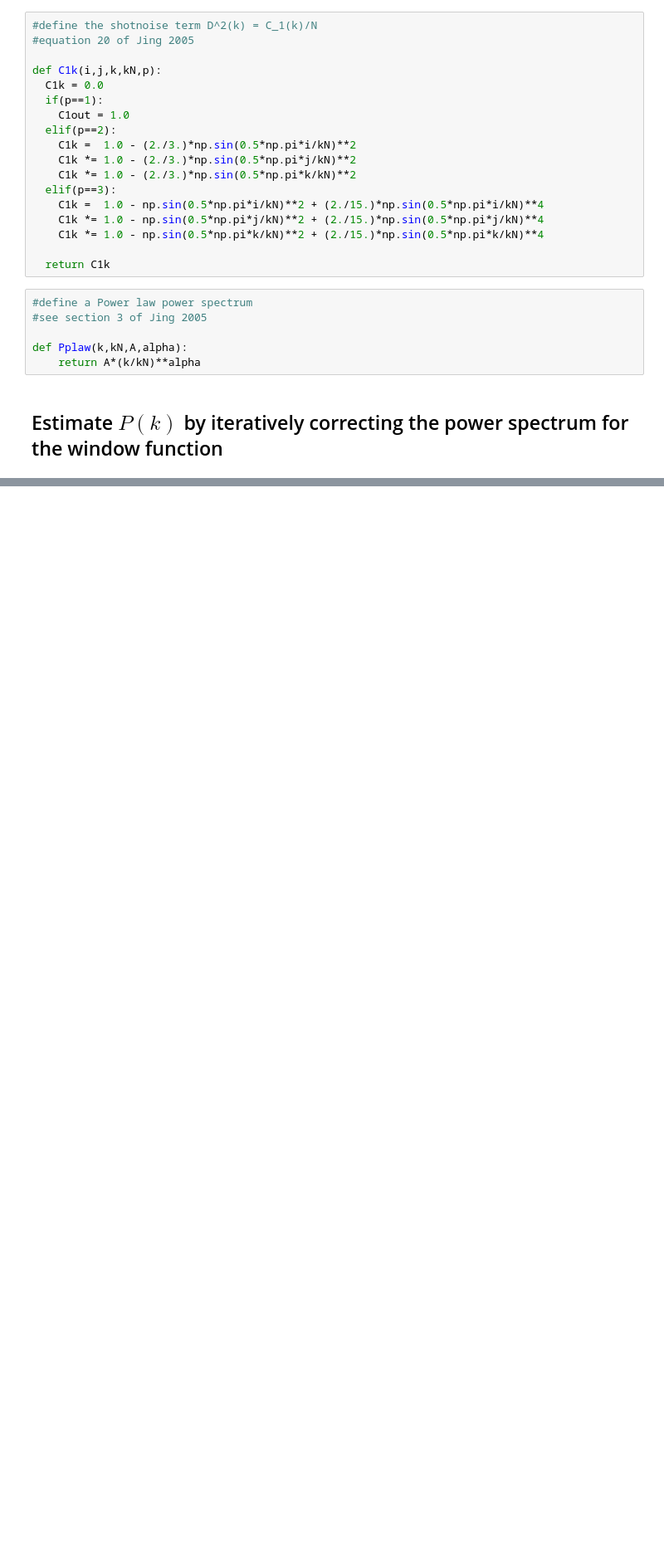
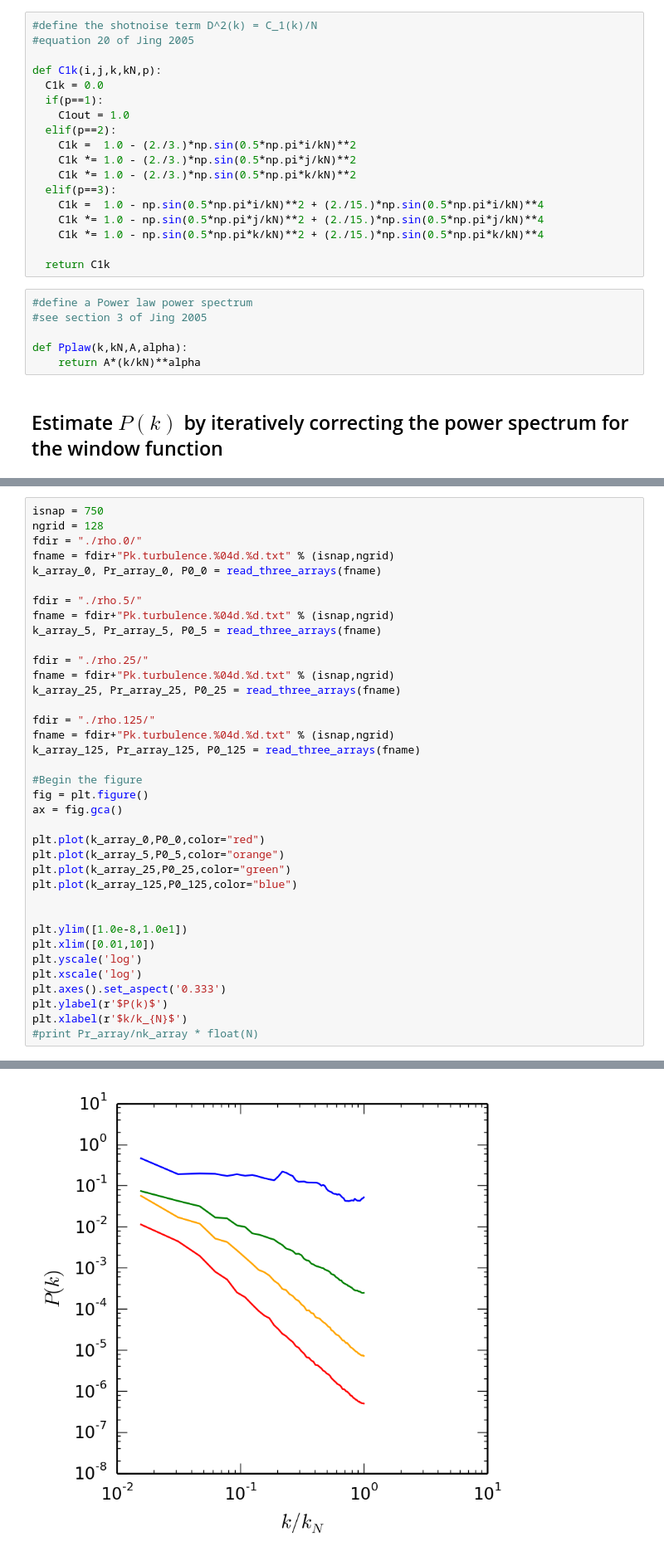
Before and after one commit to brantr/tracer-power, a Jupyter notebook: dfk_turbulence.ipynb, the cells around one changed output, grey strips where cells are left out. Shown at 83% size. Drawn from its saved outputs; the diff is of its cells as text; blank space fills up the shorter version.

```diff
--- a/dfk_turbulence.ipynb
+++ b/dfk_turbulence.ipynb
@@ -276,0 +286,38 @@ plt.xlabel(r'$k/k_{N}$')
+# %%
+isnap = 750
+ngrid = 128
+fdir = "./rho.0/"
+fname = fdir+"Pk.turbulence.%04d.%d.txt" % (isnap,ngrid)
+k_array_0, Pr_array_0, P0_0 = read_three_arrays(fname)
+
+fdir = "./rho.5/"
+fname = fdir+"Pk.turbulence.%04d.%d.txt" % (isnap,ngrid)
+k_array_5, Pr_array_5, P0_5 = read_three_arrays(fname)
+
+fdir = "./rho.25/"
+fname = fdir+"Pk.turbulence.%04d.%d.txt" % (isnap,ngrid)
+k_array_25, Pr_array_25, P0_25 = read_three_arrays(fname)
+
+fdir = "./rho.125/"
+fname = fdir+"Pk.turbulence.%04d.%d.txt" % (isnap,ngrid)
+k_array_125, Pr_array_125, P0_125 = read_three_arrays(fname)
+
+#Begin the figure
+fig = plt.figure()
+ax = fig.gca()
+
+plt.plot(k_array_0,P0_0,color="red")
+plt.plot(k_array_5,P0_5,color="orange")
+plt.plot(k_array_25,P0_25,color="green")
+plt.plot(k_array_125,P0_125,color="blue")
+
+
+plt.ylim([1.0e-8,1.0e1])
+plt.xlim([0.01,10])
+plt.yscale('log')
+plt.xscale('log')
+plt.axes().set_aspect('0.333')
+plt.ylabel(r'$P(k)$')
+plt.xlabel(r'$k/k_{N}$')
+#print Pr_array/nk_array * float(N)
+# %% [output]
@@ -276,0 +325 @@ plt.xlabel(r'$k/k_{N}$')
+[figure, added]
```
Also changed, not shown: parts of 6 cells of this notebook.
